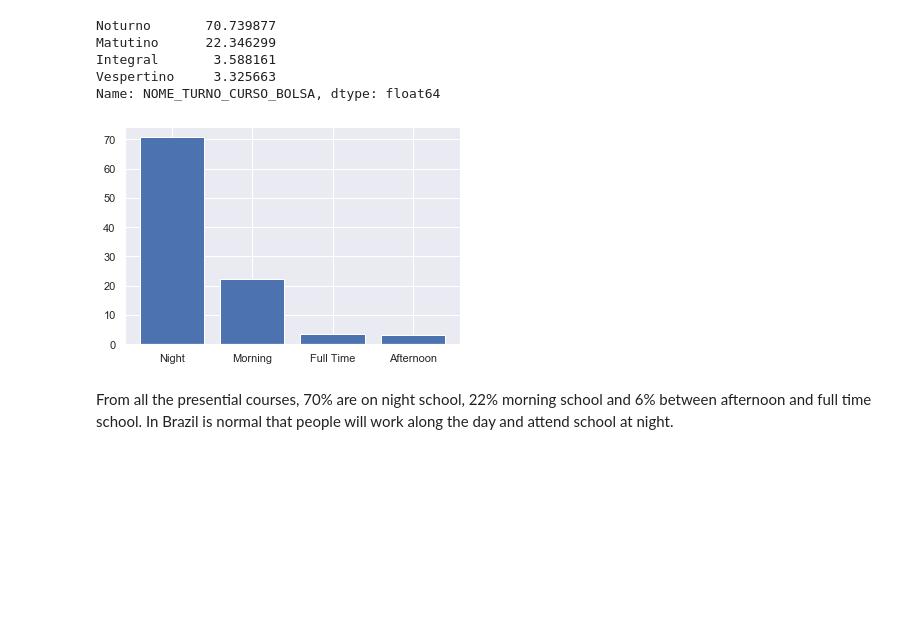
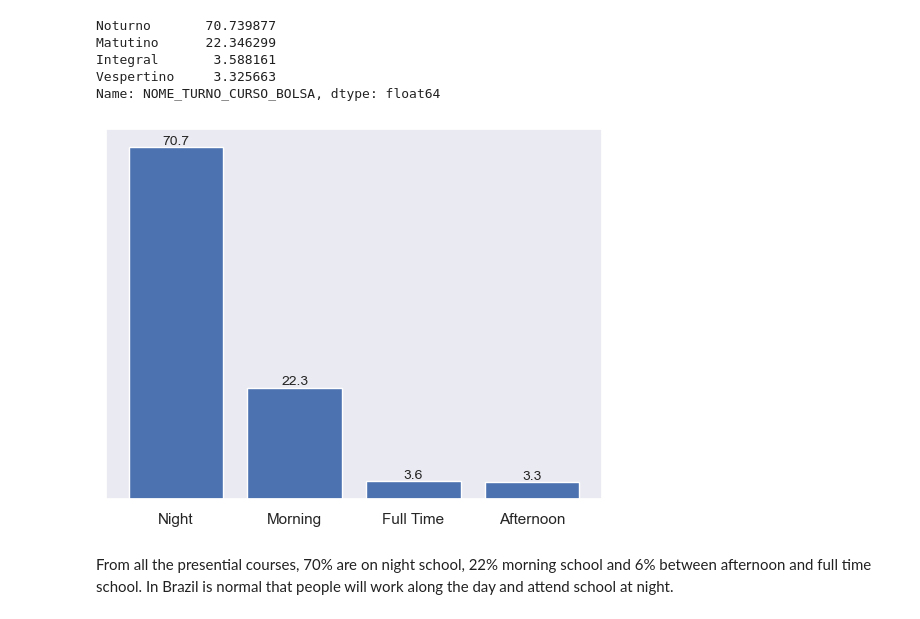
Before and after one commit to katiabarros/python_programs, a Jupyter notebook: Data Analysis of Prouni data.ipynb, the cells around one changed output. Saved outputs shown, nothing was run; the diff lists cells and outputs as text; code cells hidden in the pictures; blank space fills up the shorter version.

```diff
--- a/Data Analysis of Prouni data.ipynb
+++ b/Data Analysis of Prouni data.ipynb
@@ -231,0 +220,3 @@ Name: NOME_IES_BOLSA, Length: 2767, dtype: int64
+# %%
+prouni['NOME_IES_BOLSA'] = prouni['NOME_IES_BOLSA'].str.split('-').str[0]
+prouni.NOME_IES_BOLSA.value_counts()
@@ -312,11 +312,14 @@ Integral       3.588161
 Vespertino     3.325663
 Name: NOME_TURNO_CURSO_BOLSA, dtype: float64
 # %%
-fig1,ax1=plt.subplots()
-ax1.bar(['Night','Morning','Full Time','Afternoon'],sum_shift)
+fig1,ax=plt.subplots()
+graf = ax.bar(['Night','Morning','Full Time','Afternoon'],sum_shift)
+ax.bar_label(graf, fmt="%.01f", size=10, label_type="edge")
+plt.yticks([])
+plt.grid(False)
 plt.show()
 # %% [output]
-[figure, old version]
+[figure, new version]
 # %% [markdown]
 From all the presential courses, 70% are on night school, 22% morning school and 6% between afternoon and full time school. In Brazil is normal that people will work along the day and attend school at night.
 # %% [markdown]
```
Also changed, not shown: parts of 75 cells of this notebook.
